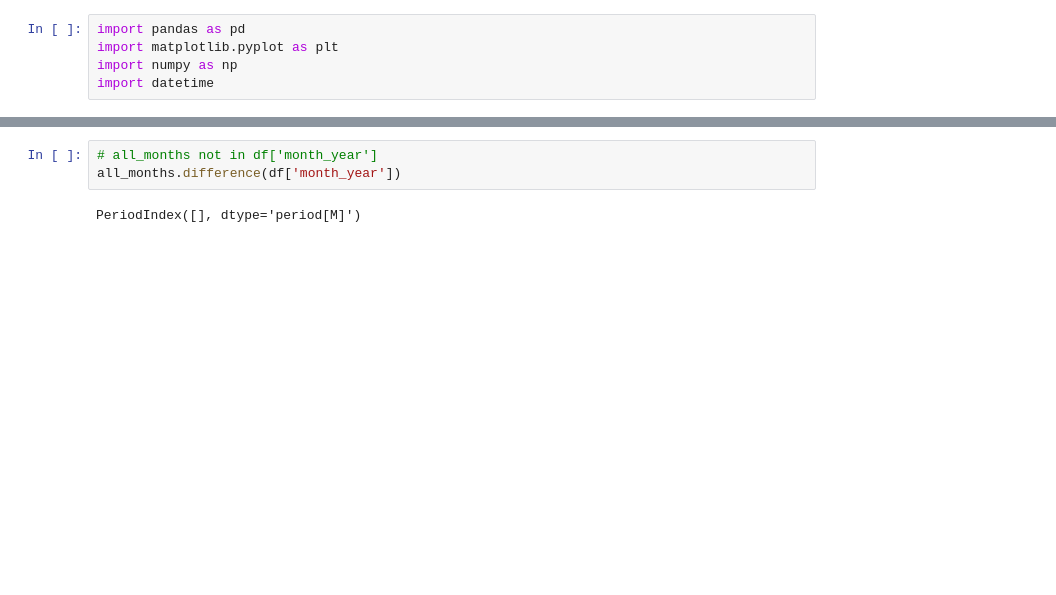
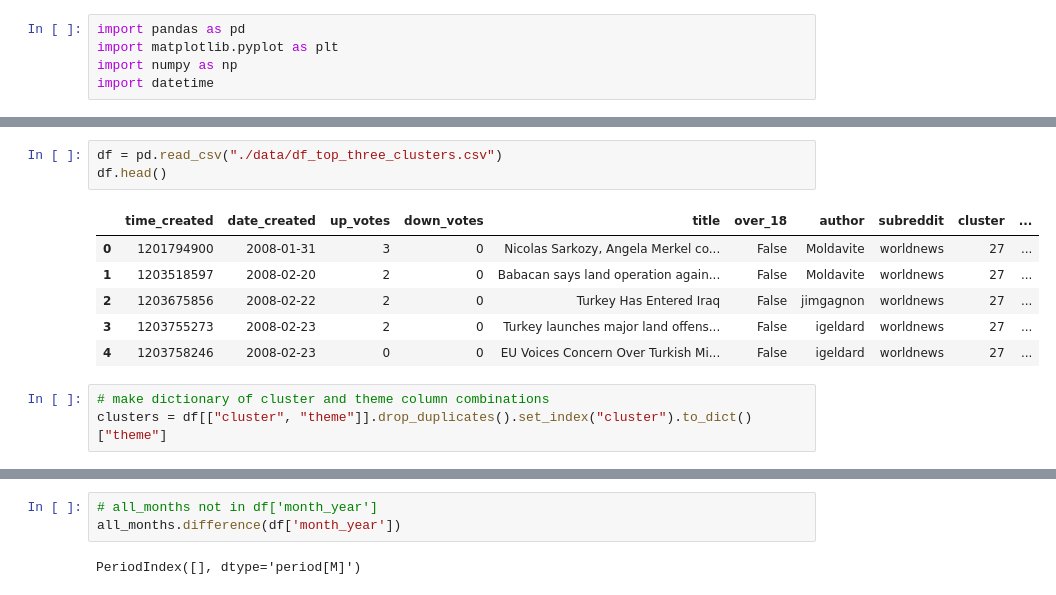
Before and after one commit to Lyncht98/riverstone-nlp-test, a Jupyter notebook: playground.ipynb, the cells around one changed output, grey strips where cells are left out. Cells and saved outputs as stored; diff of their text form; blank space fills up the shorter version.

```diff
--- a/playground.ipynb
+++ b/playground.ipynb
@@ -22,0 +42,13 @@ PeriodIndex(['2008-01', '2008-02', '2008-03', '2008-04', '2008-05', '2008-06',
+# %%
+df = pd.read_csv("./data/df_top_three_clusters.csv")
+df.head()
+# %% [output]
+|  | time_created | date_created | up_votes | down_votes | title | over_18 | author | subreddit | cluster | ... |
+| 0 | 1201794900 | 2008-01-31 | 3 | 0 | Nicolas Sarkozy, Angela Merkel co... | False | Moldavite | worldnews | 27 | ... |
+| 1 | 1203518597 | 2008-02-20 | 2 | 0 | Babacan says land operation again... | False | Moldavite | worldnews | 27 | ... |
+| 2 | 1203675856 | 2008-02-22 | 2 | 0 | Turkey Has Entered Iraq | False | jimgagnon | worldnews | 27 | ... |
+| 3 | 1203755273 | 2008-02-23 | 2 | 0 | Turkey launches major land offens... | False | igeldard | worldnews | 27 | ... |
+| 4 | 1203758246 | 2008-02-23 | 0 | 0 | EU Voices Concern Over Turkish Mi... | False | igeldard | worldnews | 27 | ... |
+# %%
+# make dictionary of cluster and theme column combinations
+clusters = df[["cluster", "theme"]].drop_duplicates().set_index("cluster").to_dict()["theme"]
```
Also changed, not shown: parts of 7 cells of this notebook, 1 other file.
